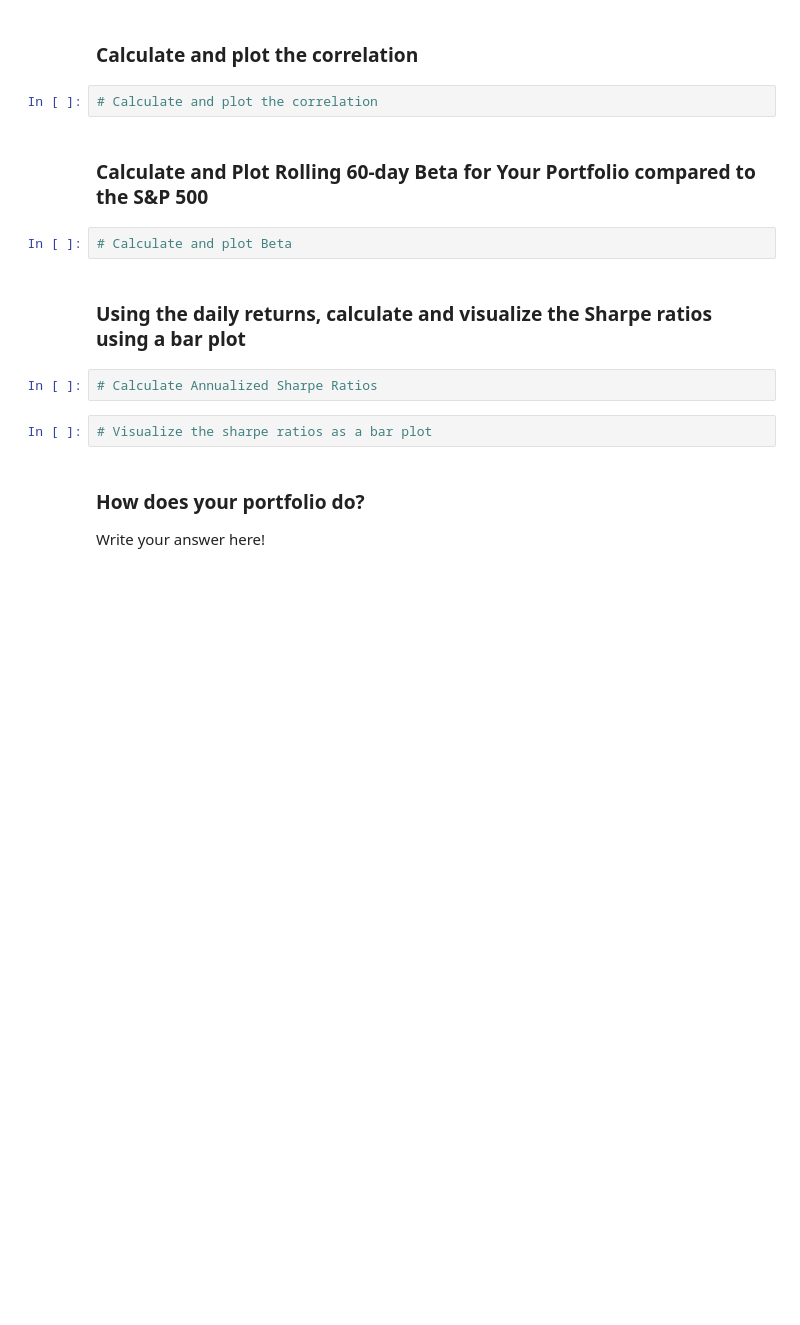
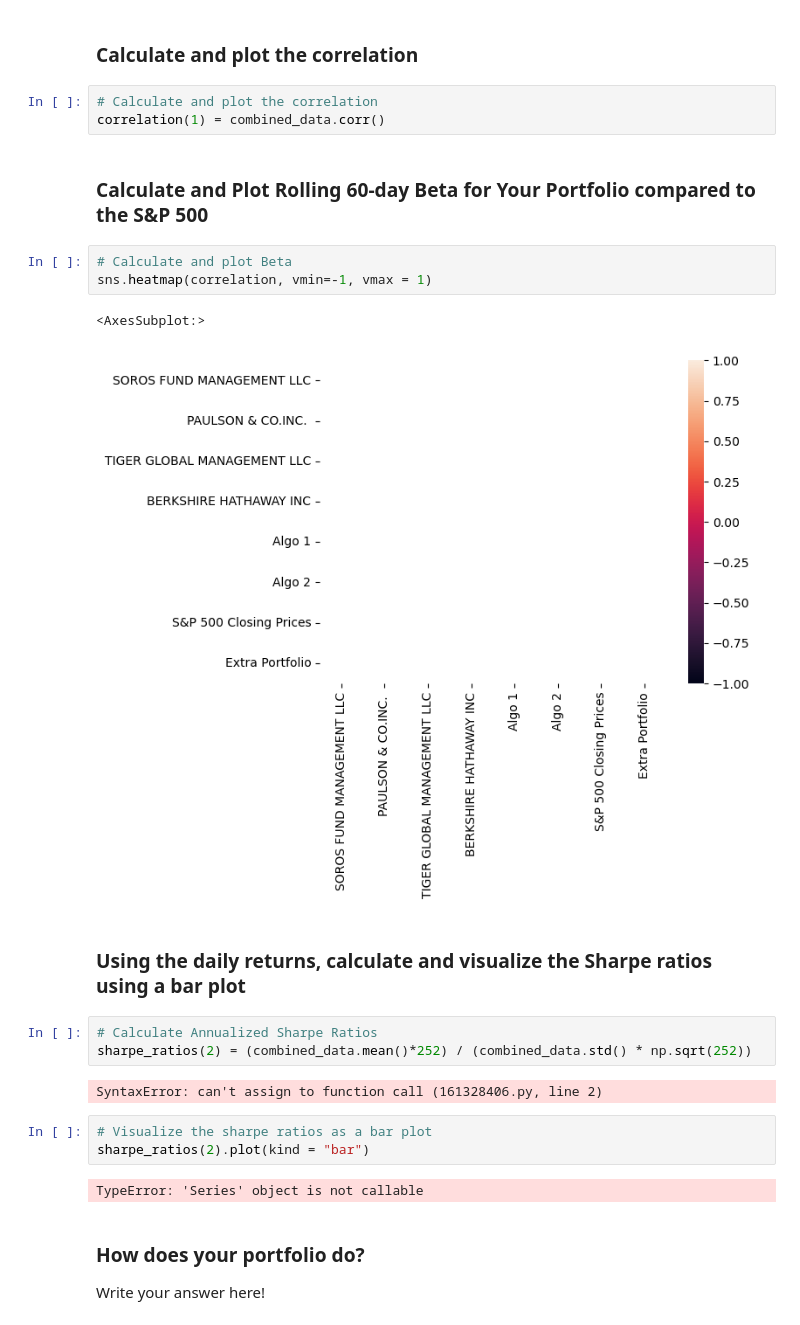
Before and after one commit to edorion13/Financial-Analysis, a Jupyter notebook: Starter_Code/whale_analysis.ipynb, the cells around one changed output. Saved outputs shown, nothing was run; the diff lists cells and outputs as text; blank space fills up the shorter version.

```diff
--- a/Starter_Code/whale_analysis.ipynb
+++ b/Starter_Code/whale_analysis.ipynb
@@ -422,16 +441,27 @@ all_data
 ### Calculate and plot the correlation
 # %%
 # Calculate and plot the correlation
+correlation(1) = combined_data.corr()
 # %% [markdown]
 ### Calculate and Plot Rolling 60-day Beta for Your Portfolio compared to the S&P 500
 # %%
 # Calculate and plot Beta
+sns.heatmap(correlation, vmin=-1, vmax = 1)
+# %% [output]
+<AxesSubplot:>
+[figure, added]
 # %% [markdown]
 ### Using the daily returns, calculate and visualize the Sharpe ratios using a bar plot
 # %%
 # Calculate Annualized Sharpe Ratios
+sharpe_ratios(2) = (combined_data.mean()*252) / (combined_data.std() * np.sqrt(252))
+# %% [output]
+SyntaxError: can't assign to function call (161328406.py, line 2)
 # %%
 # Visualize the sharpe ratios as a bar plot
+sharpe_ratios(2).plot(kind = "bar")
+# %% [output]
+TypeError: 'Series' object is not callable
 # %% [markdown]
 ### How does your portfolio do?
 
```
Also changed, not shown: parts of 10 cells of this notebook, 1 other file.
